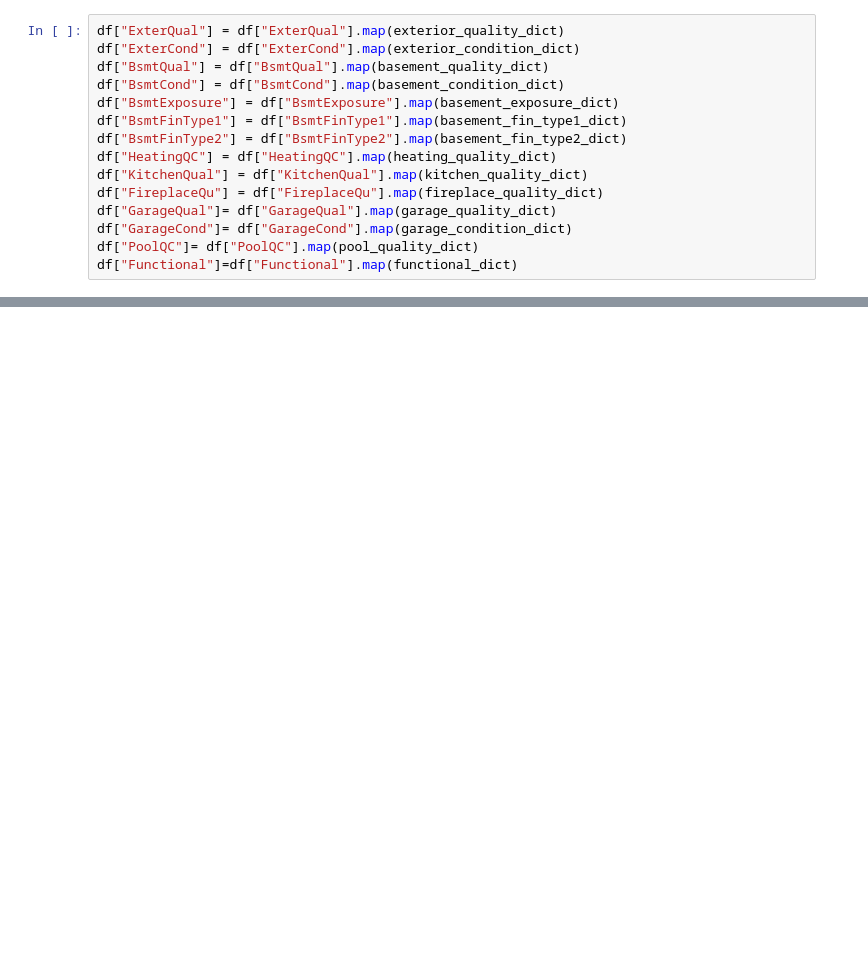
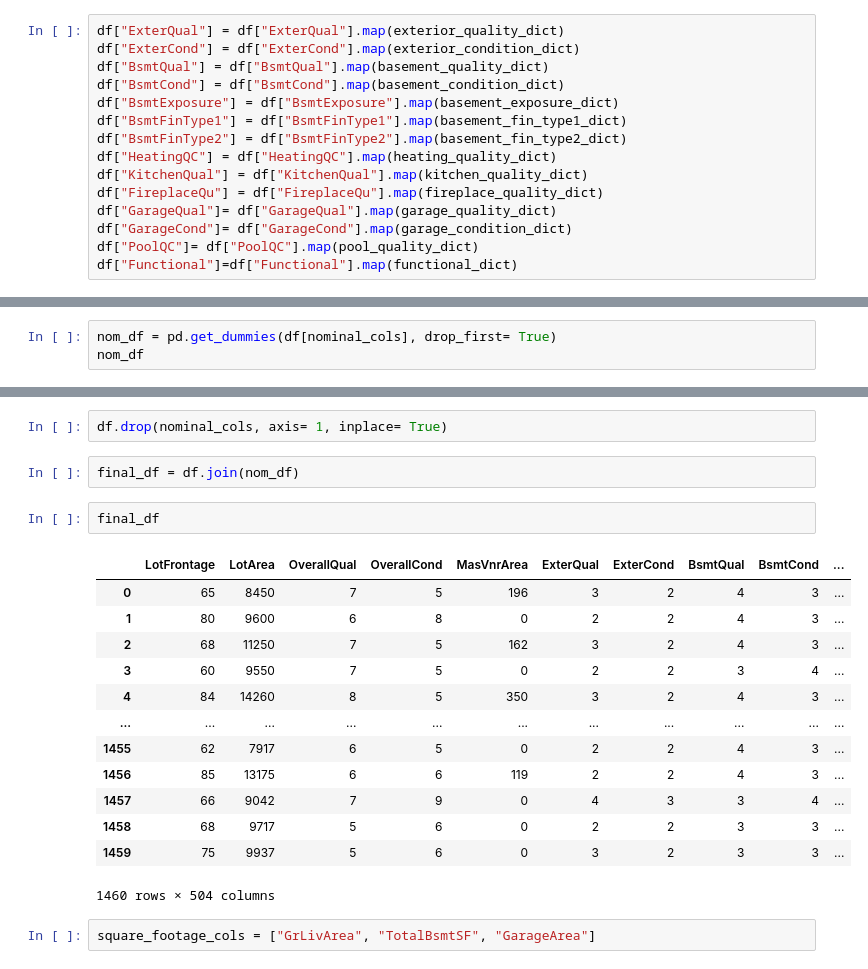
Before and after one commit to markjh2323/house_prices_project, a Jupyter notebook: house_price_prediction_project/house-prices-advanced-regression-techniques/data_cleaning.ipynb, the cells around one changed output, grey strips where cells are left out. Saved outputs shown, nothing was run; the diff lists cells and outputs as text; blank space fills up the shorter version.

```diff
--- a/house_price_prediction_project/house-prices-advanced-regression-techniques/data_cleaning.ipynb
+++ b/house_price_prediction_project/house-prices-advanced-regression-techniques/data_cleaning.ipynb
@@ -180,0 +165,3 @@ Name: ExterQual, Length: 1460, dtype: object
+# %%
+nom_df = pd.get_dummies(df[nominal_cols], drop_first= True)
+nom_df
@@ -180,0 +182,22 @@ Name: ExterQual, Length: 1460, dtype: object
+# %%
+df.drop(nominal_cols, axis= 1, inplace= True)
+# %%
+final_df = df.join(nom_df)
+# %%
+final_df
+# %% [output]
+|  | LotFrontage | LotArea | OverallQual | OverallCond | MasVnrArea | ExterQual | ExterCond | BsmtQual | BsmtCond | ... |
+| 0 | 65 | 8450 | 7 | 5 | 196 | 3 | 2 | 4 | 3 | ... |
+| 1 | 80 | 9600 | 6 | 8 | 0 | 2 | 2 | 4 | 3 | ... |
+| 2 | 68 | 11250 | 7 | 5 | 162 | 3 | 2 | 4 | 3 | ... |
+| 3 | 60 | 9550 | 7 | 5 | 0 | 2 | 2 | 3 | 4 | ... |
+| 4 | 84 | 14260 | 8 | 5 | 350 | 3 | 2 | 4 | 3 | ... |
+| ... | ... | ... | ... | ... | ... | ... | ... | ... | ... | ... |
+| 1455 | 62 | 7917 | 6 | 5 | 0 | 2 | 2 | 4 | 3 | ... |
+| 1456 | 85 | 13175 | 6 | 6 | 119 | 2 | 2 | 4 | 3 | ... |
+| 1457 | 66 | 9042 | 7 | 9 | 0 | 4 | 3 | 3 | 4 | ... |
+| 1458 | 68 | 9717 | 5 | 6 | 0 | 2 | 2 | 3 | 3 | ... |
+| 1459 | 75 | 9937 | 5 | 6 | 0 | 3 | 2 | 3 | 3 | ... |
+1460 rows × 504 columns
+# %%
+square_footage_cols = ["GrLivArea", "TotalBsmtSF", "GarageArea"]
```
Also changed, not shown: parts of 24 cells of this notebook, 3 other files.
